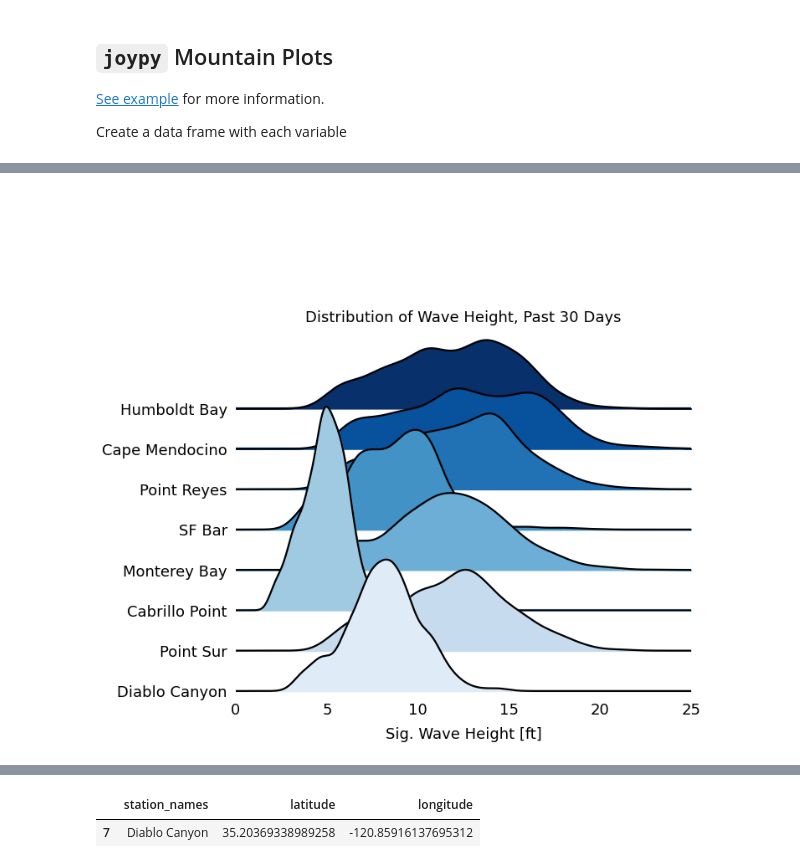
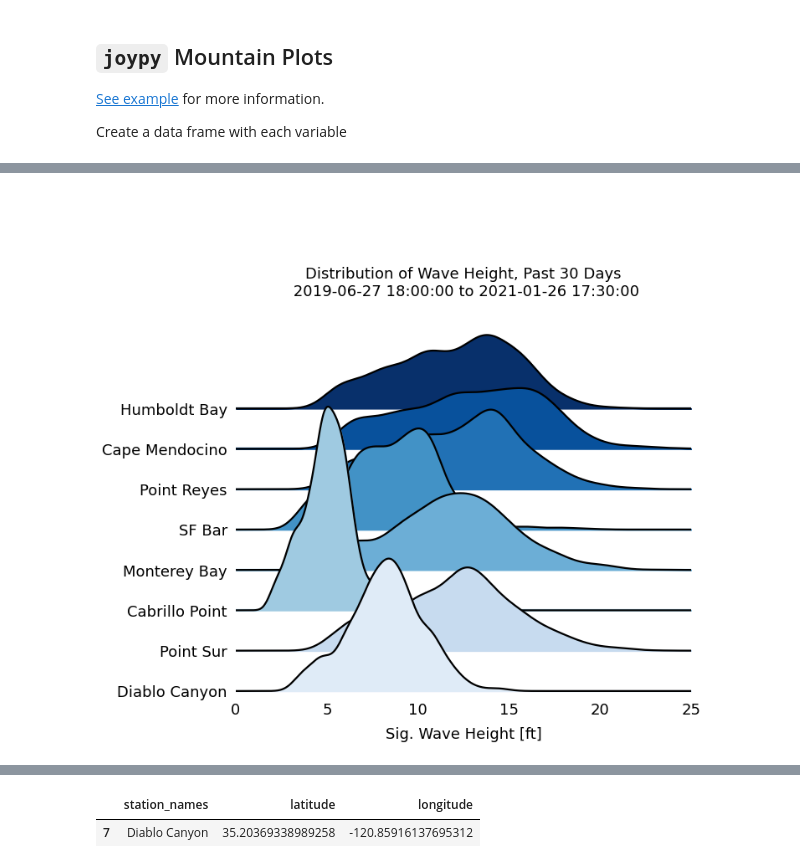
Before and after one commit to CeNCOOS/wave-stats, a Jupyter notebook: Recent_cdip_waves.ipynb, the cells around one changed output, grey strips where cells are left out. Cells and saved outputs as stored; diff of their text form; code cells hidden in the pictures.

Commit message:
"Updated logging for wave-stats"

```diff
--- a/Recent_cdip_waves.ipynb
+++ b/Recent_cdip_waves.ipynb
@@ -266,6 +266,6 @@ ax[-1].set_xticks(range(0,26,5))
 ax[-1].tick_params(direction='out', length=0)
 ax[-1].tick_params(axis="x", pad=-25)
 
-plt.title('Distribution of Wave Height, Past 30 Days',y=.75)
-plt.savefig('hs_distro_feet.png',dpi=300,bbox_inches='tight', pad_inches=0.25, transparent=True)
+plt.title('Distribution of Wave Height, Past 30 Days\n {} to {}'.format(df.index.min(),df.index.max()),y=.8)
+# plt.savefig('hs_distro_feet.png',dpi=300,bbox_inches='tight', pad_inches=0.25, transparent=True)
 # %% [output]
@@ -272 +273 @@ plt.savefig('hs_distro_feet.png',dpi=300,bbox_inches='tight', pad_inches=0.25, t
-[figure, old version]
+[figure, new version]
```
Also changed, not shown: parts of 2 cells of this notebook, 5 other files.
